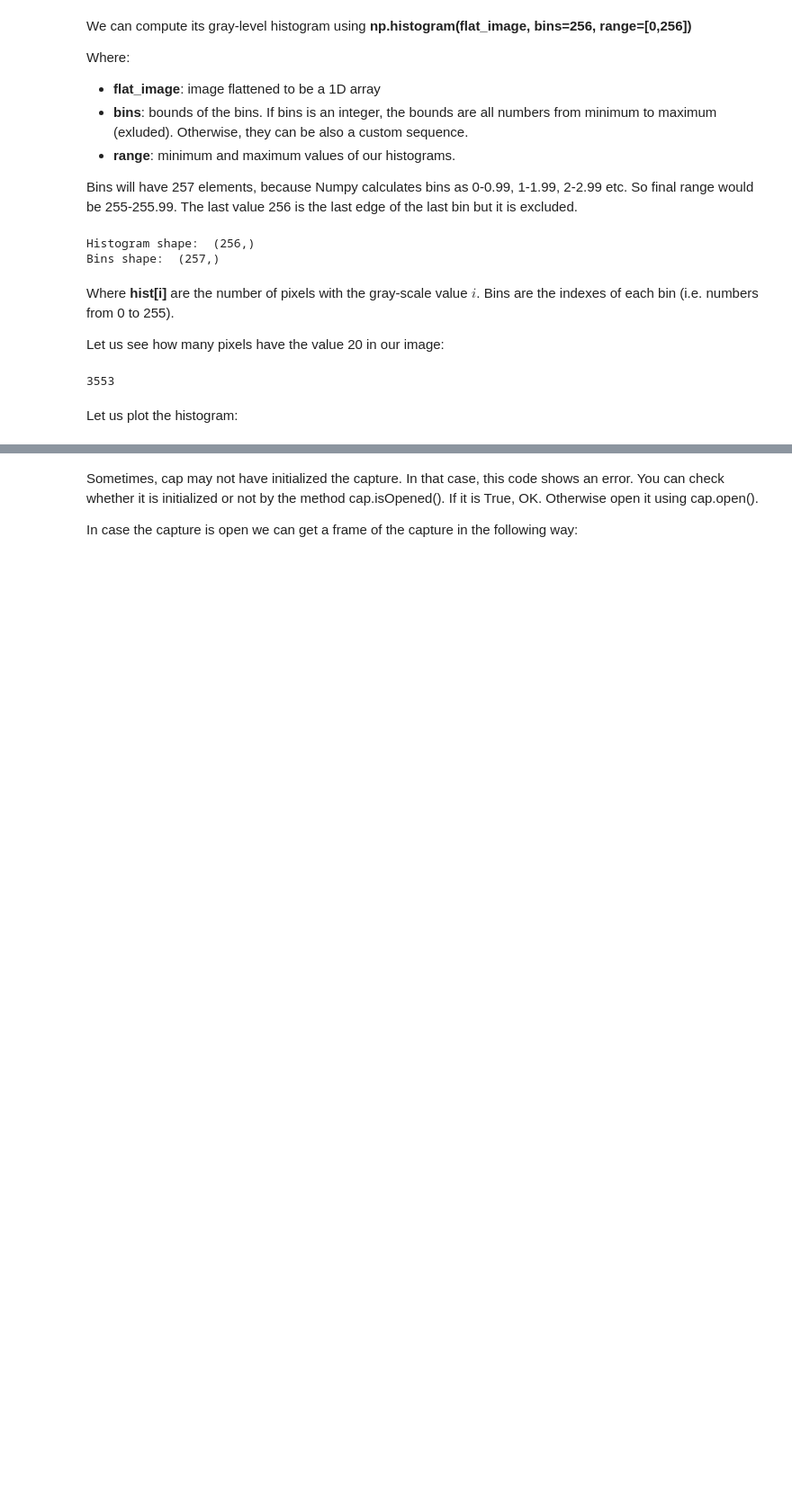
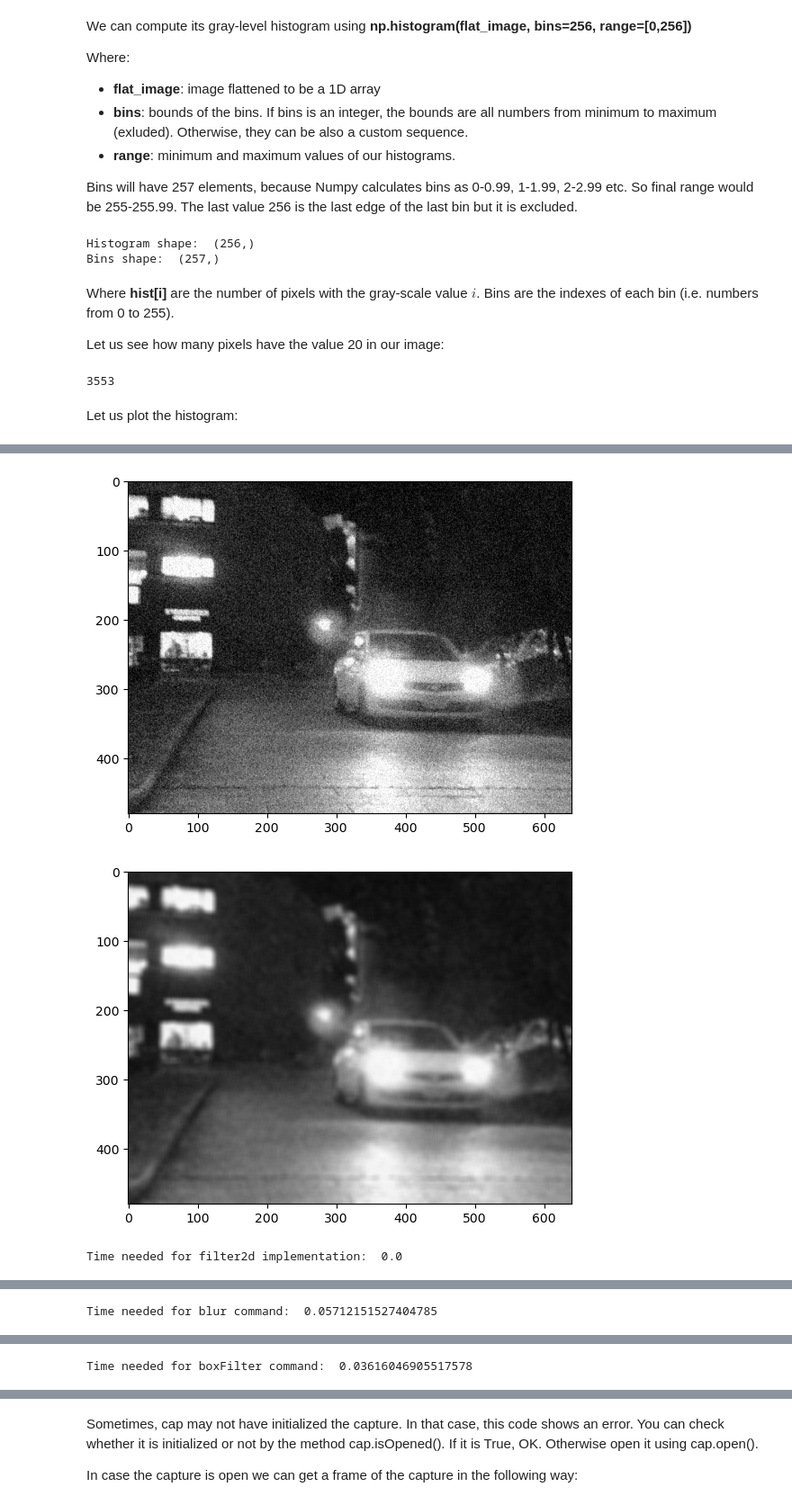
Before and after one commit to CVLAB-Unibo/ComputerVisionImageProcessing-LabSessions, a Jupyter notebook: LabSession3_v2/LabSession3.ipynb, the cells around one changed output, grey strips where cells are left out. Shown at 90% size. Saved outputs shown, nothing was run; the diff lists cells and outputs as text; code cells hidden in the pictures; blank space fills up the shorter version.

```diff
--- a/LabSession3_v2/LabSession3.ipynb
+++ b/LabSession3_v2/LabSession3.ipynb
@@ -135,0 +120,41 @@ We can apply a bilateral filter in OpenCV with:
+# %%
+import cv2
+import numpy as np
+from matplotlib import pyplot as plt
+import time
+
+# Reading the image
+img = cv2.imread("LabSession3Images/00010N_noisy.png", cv2.IMREAD_GRAYSCALE)
+plt.imshow(img,cmap='gray',vmin=0,vmax=255)
+plt.show()
+
+k_size = 9
+mean_kernel = np.ones([k_size,k_size])/(k_size**2)
+start = time.time()
+img_tr = cv2.filter2D(img,-1,mean_kernel)
+t_exec=time.time()-start
+plt.imshow(img_tr,cmap='gray',vmin=0,vmax=255)
+plt.show()
+print("Time needed for filter2d implementation: ", t_exec)
+
+
+# Optimixed way to apply mean filter
+start = time.time()
+img_tr_optim = cv2.blur(img,(k_size,k_size))
+t_exec=time.time()-start
+plt.imshow(img_tr_optim,cmap='gray',vmin=0,vmax=255)
+plt.show()
+print("Time needed for blur command: ", t_exec)
+
+
+# Another way to apply mean filter
+start = time.time()
+img_tr_box_filter = cv2.boxFilter(img,-1,(k_size,k_size),normalize=True)
+t_exec=time.time()-start
+plt.imshow(img_tr_box_filter,cmap='gray',vmin=0,vmax=255)
+plt.show()
+print("Time needed for boxFilter command: ", t_exec)
+# %% [output]
+[figure, added]
+[figure, added]
+Time needed for filter2d implementation:  0.0
@@ -135,0 +162 @@ We can apply a bilateral filter in OpenCV with:
+Time needed for blur command:  0.05712151527404785
@@ -135,0 +164 @@ We can apply a bilateral filter in OpenCV with:
+Time needed for boxFilter command:  0.03616046905517578
```
Also changed, not shown: parts of 18 cells of this notebook, 35 other files.
